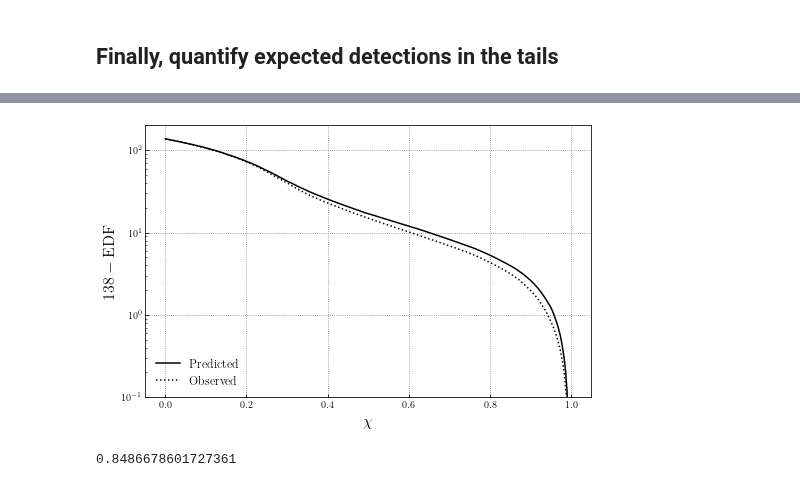
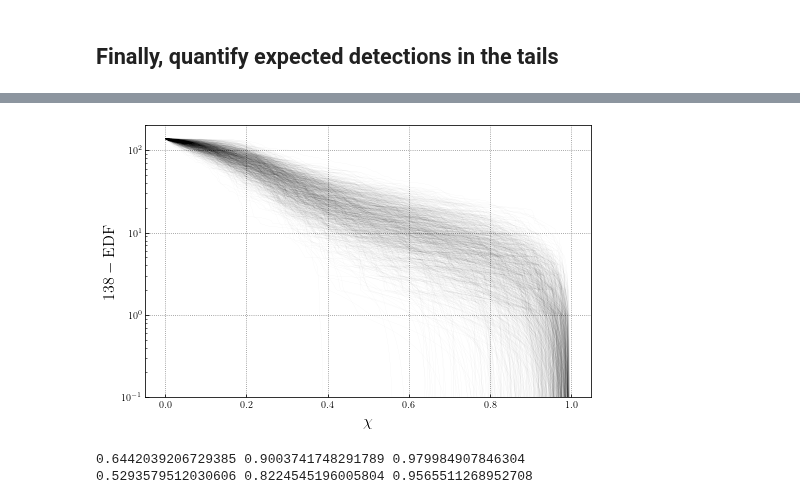
Before and after one commit to tcallister/autoregressive-bbh-inference, a Jupyter notebook: figures/make_figure_22.ipynb, the cells around one changed output, grey strips where cells are left out. Drawn from its saved outputs; the diff is of its cells as text; code cells hidden in the pictures.

Commit message:
Now reporting uncertain quantiles

```diff
--- a/figures/make_figure_22.ipynb
+++ b/figures/make_figure_22.ipynb
@@ -55,7 +56,7 @@ predicted_cost1s = np.zeros((nPops,len(sampleDict)))
 predicted_cost2s = np.zeros((nPops,len(sampleDict)))
 
 # Loop across desired number of catalogs
-for i in range(nPops):
+for i in tqdm(range(nPops)):
 
     # Extract population hyperparameters
     f_chis = hdata['posterior/f_chis'][:,i]
@@ -355,14 +356,22 @@ plt.show()
 # Plot the EDF of component spin magnitudes, integrating from large to small values
 # Note that this needs to integrate to 138=2*69, since each of our 69 events gives two component spins
 fig,ax = plt.subplots(figsize=(8,5))
-ax.plot(chi_grid,138-np.mean(predicted_chi_cdf,axis=0)*138,color='black',label='Predicted')
-ax.plot(chi_grid,138-np.mean(observed_chi_cdf,axis=0)*138,color='black',ls=':',label='Observed')
+
+# Store spin magnitudes above which each sample predicts two or four detections
+chi_tail_high_two = np.zeros(1000)
+chi_tail_high_four = np.zeros(1000)
+
+for i in range(1000):
+
+    ax.plot(chi_grid,138-predicted_chi_cdf[i,:]*138,color='black',alpha=0.1,lw=0.1)
+    chi_tail_high_two[i] = np.interp(2.,138-predicted_chi_cdf[i,:][::-1]*138,chi_grid[::-1])
+    chi_tail_high_four[i] = np.interp(4.,138-predicted_chi_cdf[i,:][::-1]*138,chi_grid[::-1])
+
+
 ax.set_xlabel('$\chi$',fontsize=16)
 ax.set_ylabel('$138-\mathrm{EDF}$',fontsize=16)
 ax.legend(loc='lower left',frameon=False)
 ax.set_yscale('log')
 ax.set_ylim(1e-1,200)
 plt.show()
-
-print(np.interp(4.,(138-np.mean(predicted_chi_cdf,axis=0)*138)[::-1],chi_grid[::-1]))
 # %% [output]
@@ -369,5 +379,10 @@ print(np.interp(4.,(138-np.mean(predicted_chi_cdf,axis=0)*138)[::-1],chi_grid[::
-[figure, old version]
+[figure, new version]
-0.8486678601727361
+# %%
+print(np.quantile(chi_tail_high_two,0.05),np.quantile(chi_tail_high_two,0.5),np.quantile(chi_tail_high_two,0.95))
+print(np.quantile(chi_tail_high_four,0.05),np.quantile(chi_tail_high_four,0.5),np.quantile(chi_tail_high_four,0.95))
+# %% [output]
+0.6442039206729385 0.9003741748291789 0.979984907846304
+0.5293579512030606 0.8224545196005804 0.9565511268952708
 # %%
 # Plot the EDF of cosine spin-tilt angles, integrating from small to large
 fig,ax = plt.subplots(figsize=(8,5))
```
Also changed, not shown: parts of 7 cells of this notebook, 4 other files.
